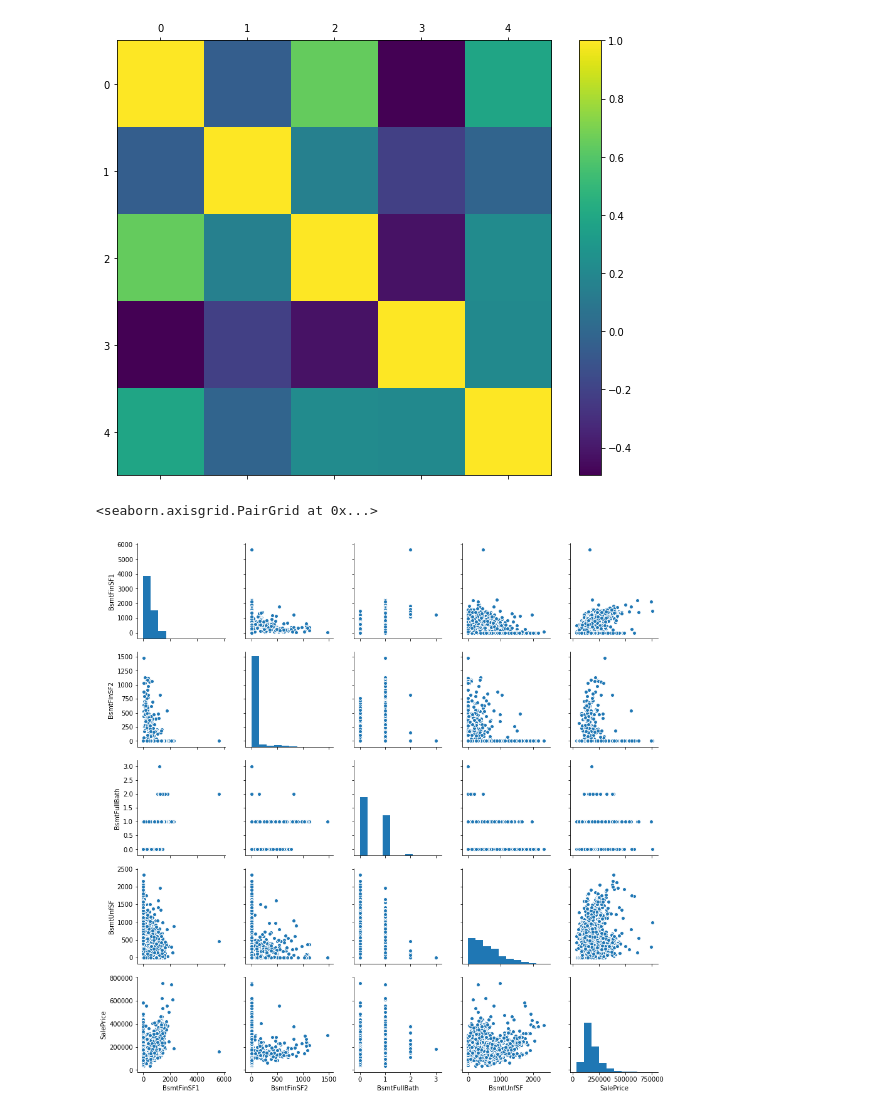
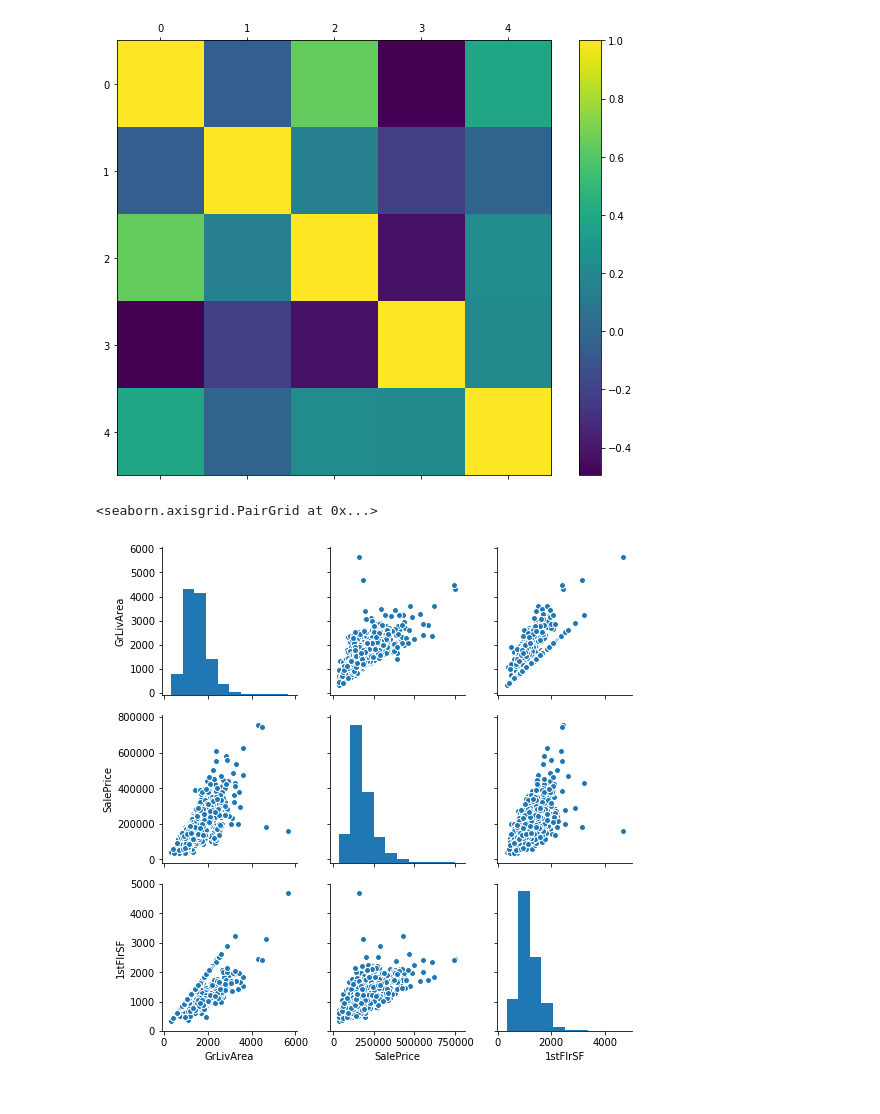
Before and after one commit to harimindi/Ames-Housing-Data, a Jupyter notebook: Ames Housing Dataset.ipynb, the cells around one changed output. Cells and saved outputs as stored; diff of their text form; code cells hidden in the pictures.

```diff
--- a/Ames Housing Dataset.ipynb
+++ b/Ames Housing Dataset.ipynb
@@ -426,7 +426,7 @@ plt.show()
 # %% [output]
 [figure]
 # %%
-sb.pairplot(df.loc[Bsmt_rows,['BsmtFinType1','BsmtFinSF1','BsmtFinSF2','BsmtFullBath','BsmtUnfSF', 'SalePrice']])
+sb.pairplot(df.loc[Bsmt_rows,['GrLivArea','SalePrice','1stFlrSF']])
 # %% [output]
 <seaborn.axisgrid.PairGrid at 0x...>
-[figure, old version]
+[figure, new version]
```
Also changed, not shown: parts of 2 cells of this notebook.
